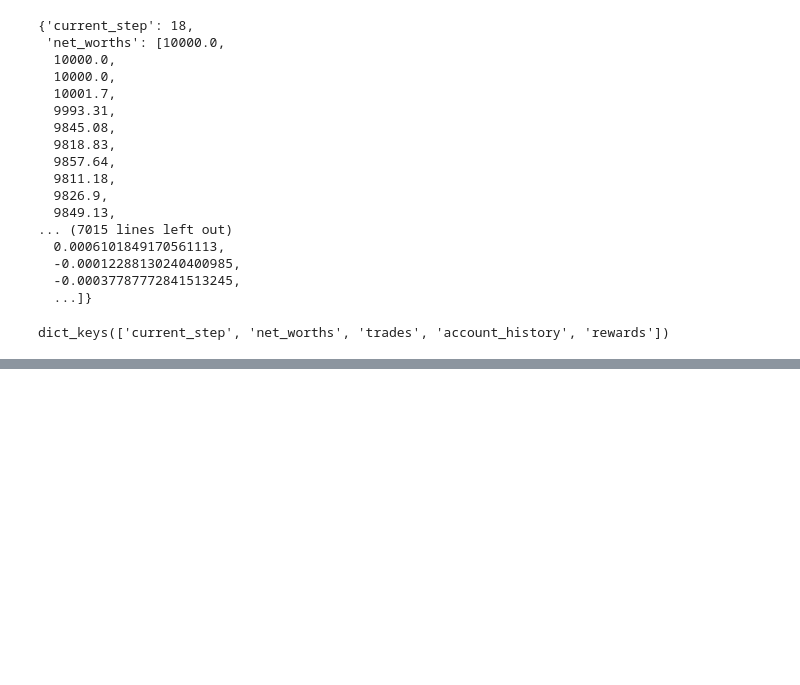
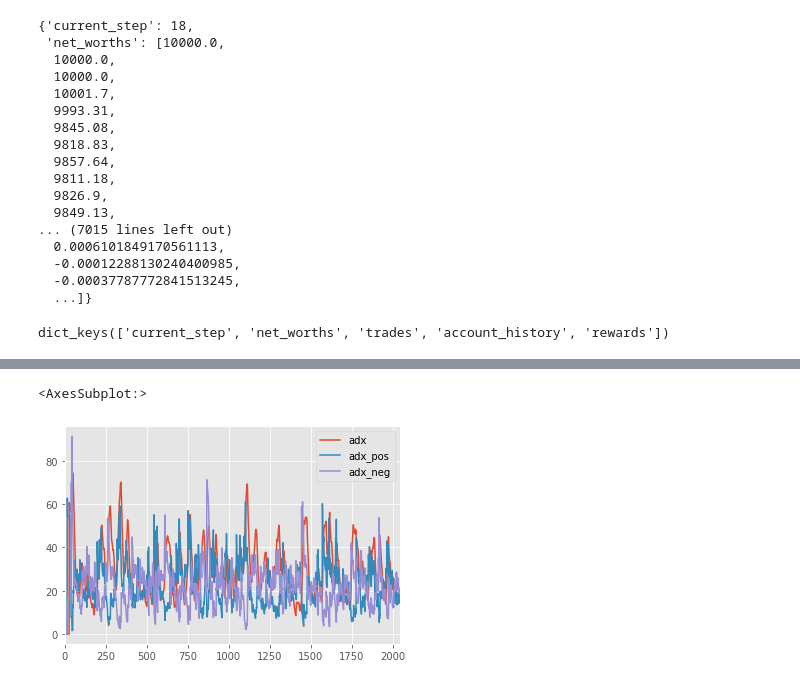
Before and after one commit to perjonasam/dunderbot, a Jupyter notebook: Playground.ipynb, the cells around one changed output, grey strips where cells are left out. Saved outputs shown, nothing was run; the diff lists cells and outputs as text; code cells hidden in the pictures; blank space fills up the shorter version.

```diff
--- a/Playground.ipynb
+++ b/Playground.ipynb
@@ -151,0 +204,6 @@ dict_keys(['current_step', 'net_worths', 'trades', 'account_history', 'rewards']
+# %%
+adx = ta.trend.ADXIndicator(high=df['High'], low=df['Low'], close=df['Close'])
+# %%
+df['adx'] = adx.adx()
+df['adx_neg'] = adx.adx_neg()
+df['adx_pos'] = adx.adx_pos()
@@ -151,0 +226,5 @@ dict_keys(['current_step', 'net_worths', 'trades', 'account_history', 'rewards']
+# %%
+df[['adx', 'adx_pos', 'adx_neg']].plot()
+# %% [output]
+<AxesSubplot:>
+[figure, added]
```
Also changed, not shown: parts of 18 cells of this notebook, 5 other files.
